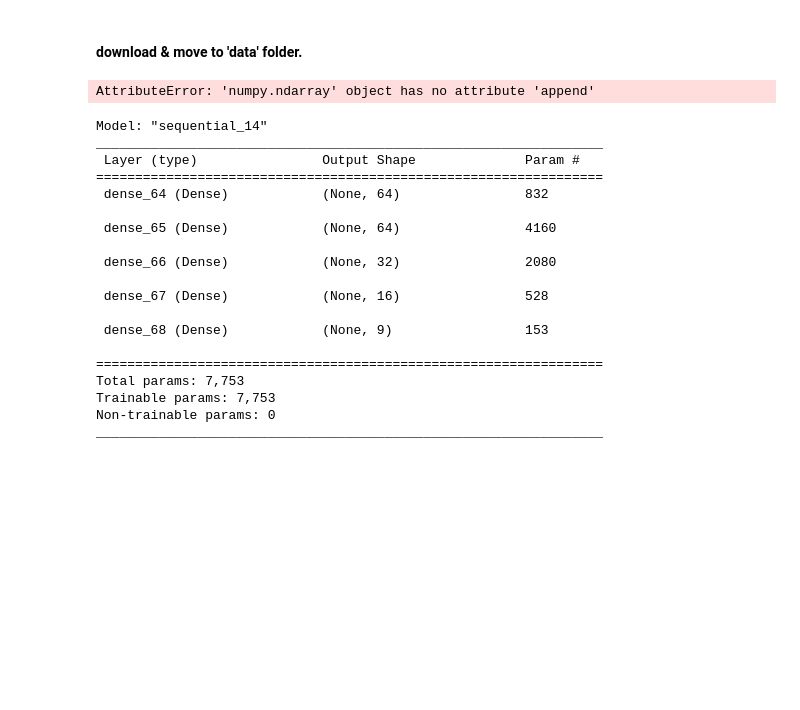
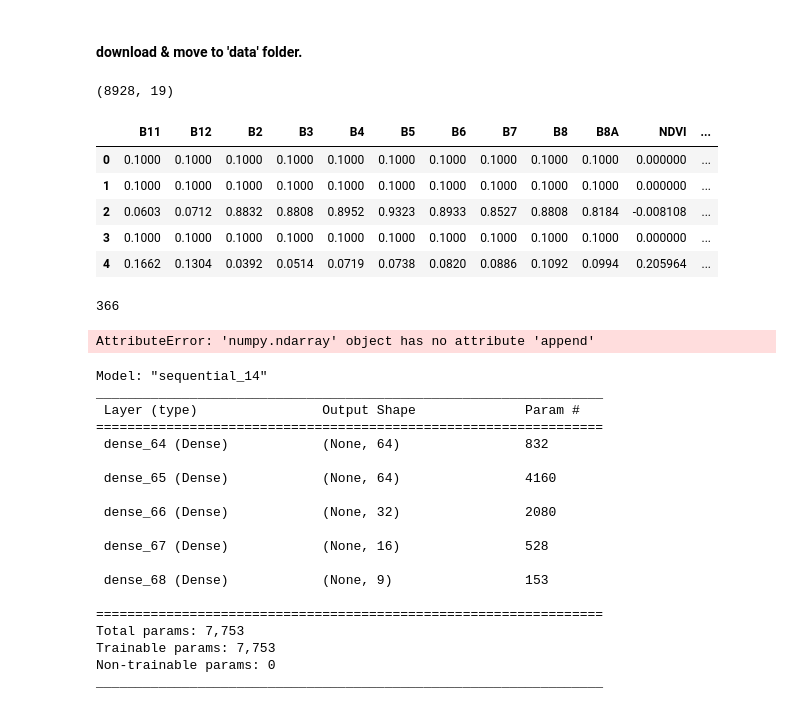
Before and after one commit to ta0a2000t/NASA_Harvest_repo, a Jupyter notebook: Harvest_Event_Detec/harvest_event_detec/sandbox.ipynb, the cells around one changed output. Drawn from its saved outputs; the diff is of its cells as text; code cells hidden in the pictures; blank space fills up the shorter version.

```diff
--- a/Harvest_Event_Detec/harvest_event_detec/sandbox.ipynb
+++ b/Harvest_Event_Detec/harvest_event_detec/sandbox.ipynb
@@ -249,8 +260,8 @@ def get_image(s2_img_collection):
     image = add_ndvi(image)
     return image
 # %%
-DATE_START = ee.Date('2020-01-01')
-DATE_END= ee.Date('2020-12-31')
+DATE_START = ee.Date('2022-01-01')
+DATE_END= ee.Date('2022-12-27')
 SURF_REF_SEN2 = ee.ImageCollection("COPERNICUS/S2_SR_HARMONIZED").filterDate(DATE_START, DATE_END)
 
 # start_weeks.getInfo -> [1, 4, 7, 10, 13, 16, 19, 22, 25, 28, 31, 34, 37, 40, 43, 46, 49, 52]
@@ -335,14 +325,12 @@ Couldn't find program: 'echo'
 # %% [markdown]
 #### download & move to 'data' folder.
 # %%
-# TODO: overlay points on each image of the image collection above. because we need is_harvested label & dates
-# so marge all the overlayed images into one big feature collection and label each image's feature collection so we know this row belongs to image i, and so one...
 
 # true if (is_harvested is true) and if (the finHarvDat is within start_date & end_date)
 def get__is_within_period(row):
     def date_within_range(dateToCheck:datetime, startDate:datetime, endDate:datetime):
         """credit: https://stackoverflow.com/users/22656/jon-skeet"""
-        return dateToCheck >= startDate and dateToCheck < endDate
+        return dateToCheck >= startDate and dateToCheck <= endDate
     return row['is_harvested'] and date_within_range(row['finHarvDat'], row['start_date'], row['end_date'])
 
 #samples = ee.List([]) # containing images
@@ -352,7 +340,7 @@ path_inside_data_folder='overlayed_3week_images/'
 
 for idx in range(num_of_images):
     curr_img_df = read_geojson(file=path_inside_data_folder + file_names[idx])
-
+    curr_img_df = curr_img_df.sort_values('point_id')
     # add time cols
     start, end = start_end_dates[idx]
     curr_img_df['start_date'] = np.tile(np.array([start]), curr_img_df.shape[0])
@@ -360,6 +348,7 @@ for idx in range(num_of_images):
 
     curr_img_df['is_within_period'] = curr_img_df.apply(get__is_within_period, axis=1)
 
+    curr_img_df['sample_idx'] = np.tile(np.array([str(idx)]), curr_img_df.shape[0])
 
     if(idx > 0):
 
@@ -368,6 +357,7 @@ for idx in range(num_of_images):
         samples[idx] = curr_img_df
 
     prev_img_df = curr_img_df
+
     """
     image1 = ee.Image(images_list.get(idx - 1))
     image2 = ee.Image(images_list.get(idx))
@@ -381,6 +371,27 @@ for idx in range(num_of_images):
 
 
 # to convert samples to image collection: ee.ImageCollection.fromImages(samples)
+# %%
+merged_samples = pandas.concat(samples, sort=False)
+merged_samples = merged_samples.drop(['geometry', 'id', 'point_id', 'is_harvested'], axis=1)
+merged_samples[BANDS] /= 10000 # # divide by 10000 bc the bands are scaled by 10000
+                                #(according to https://developers.google.com/earth-engine/datasets/catalog/COPERNICUS_S2)
+merged_samples.shape
+# %% [output]
+(8928, 19)
+# %%
+merged_samples.head()
+# %% [output]
+|  | B11 | B12 | B2 | B3 | B4 | B5 | B6 | B7 | B8 | B8A | NDVI | ... |
+| 0 | 0.1000 | 0.1000 | 0.1000 | 0.1000 | 0.1000 | 0.1000 | 0.1000 | 0.1000 | 0.1000 | 0.1000 | 0.000000 | ... |
+| 1 | 0.1000 | 0.1000 | 0.1000 | 0.1000 | 0.1000 | 0.1000 | 0.1000 | 0.1000 | 0.1000 | 0.1000 | 0.000000 | ... |
+| 2 | 0.0603 | 0.0712 | 0.8832 | 0.8808 | 0.8952 | 0.9323 | 0.8933 | 0.8527 | 0.8808 | 0.8184 | -0.008108 | ... |
+| 3 | 0.1000 | 0.1000 | 0.1000 | 0.1000 | 0.1000 | 0.1000 | 0.1000 | 0.1000 | 0.1000 | 0.1000 | 0.000000 | ... |
+| 4 | 0.1662 | 0.1304 | 0.0392 | 0.0514 | 0.0719 | 0.0738 | 0.0820 | 0.0886 | 0.1092 | 0.0994 | 0.205964 | ... |
+# %%
+sum(merged_samples.is_within_period)
+# %% [output]
+366
 # %%
 def normalize_arr(arr: np.ndarray):
     newArr = arr.copy()
```
Also changed, not shown: parts of 12 cells of this notebook, 23 other files.
